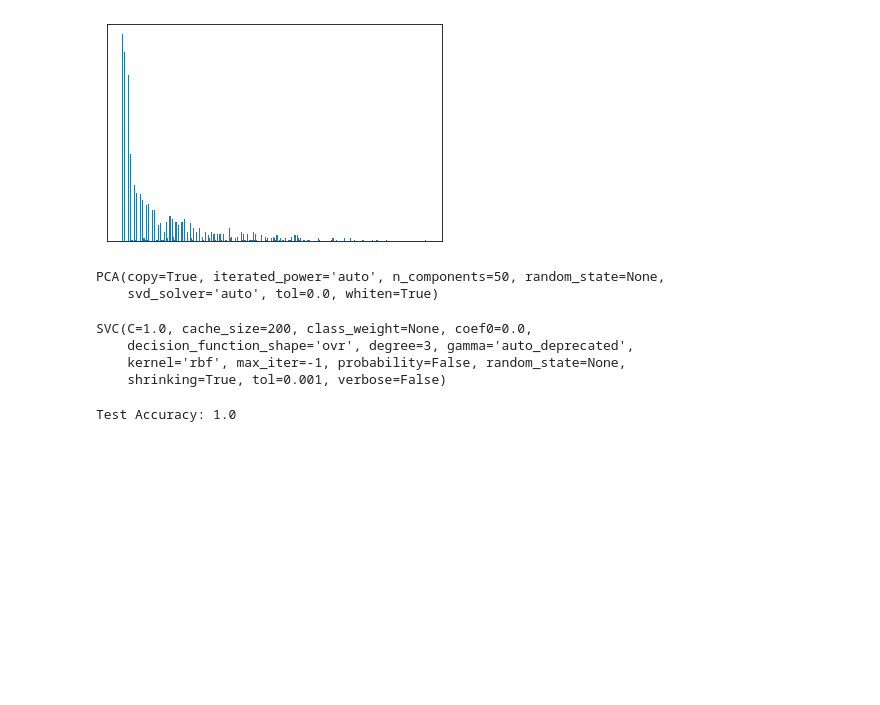
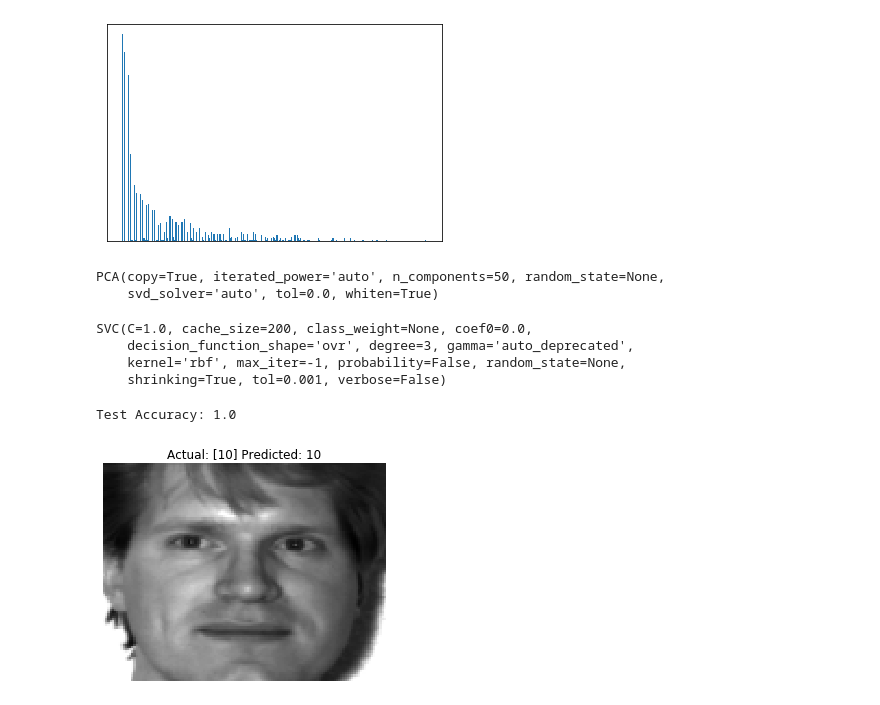
Before and after one commit to rameez471/LBP, a Jupyter notebook: YaleFaces.ipynb, the cells around one changed output. Cells and saved outputs as stored; diff of their text form; code cells hidden in the pictures; blank space fills up the shorter version.

```diff
--- a/YaleFaces.ipynb
+++ b/YaleFaces.ipynb
@@ -111,3 +111,15 @@ y_pred = model.predict(X_test_pca)
 print('Test Accuracy:',accuracy_score(y_pred,y_test))
 # %% [output]
 Test Accuracy: 1.0
+# %%
+sample_image = X_test[0]
+
+sample = np.expand_dims(X_test_pca[0],axis=0)
+pred = model.predict(sample)[0]
+
+plt.imshow(yalefaces_cut_images[0],cmap='gray')
+plt.axis('off')
+plt.title('Actual: {} Predicted: {}'.format(y_test[0],pred))
+plt.show()
+# %% [output]
+[figure, added]
```
Also changed, not shown: 3 other files.
